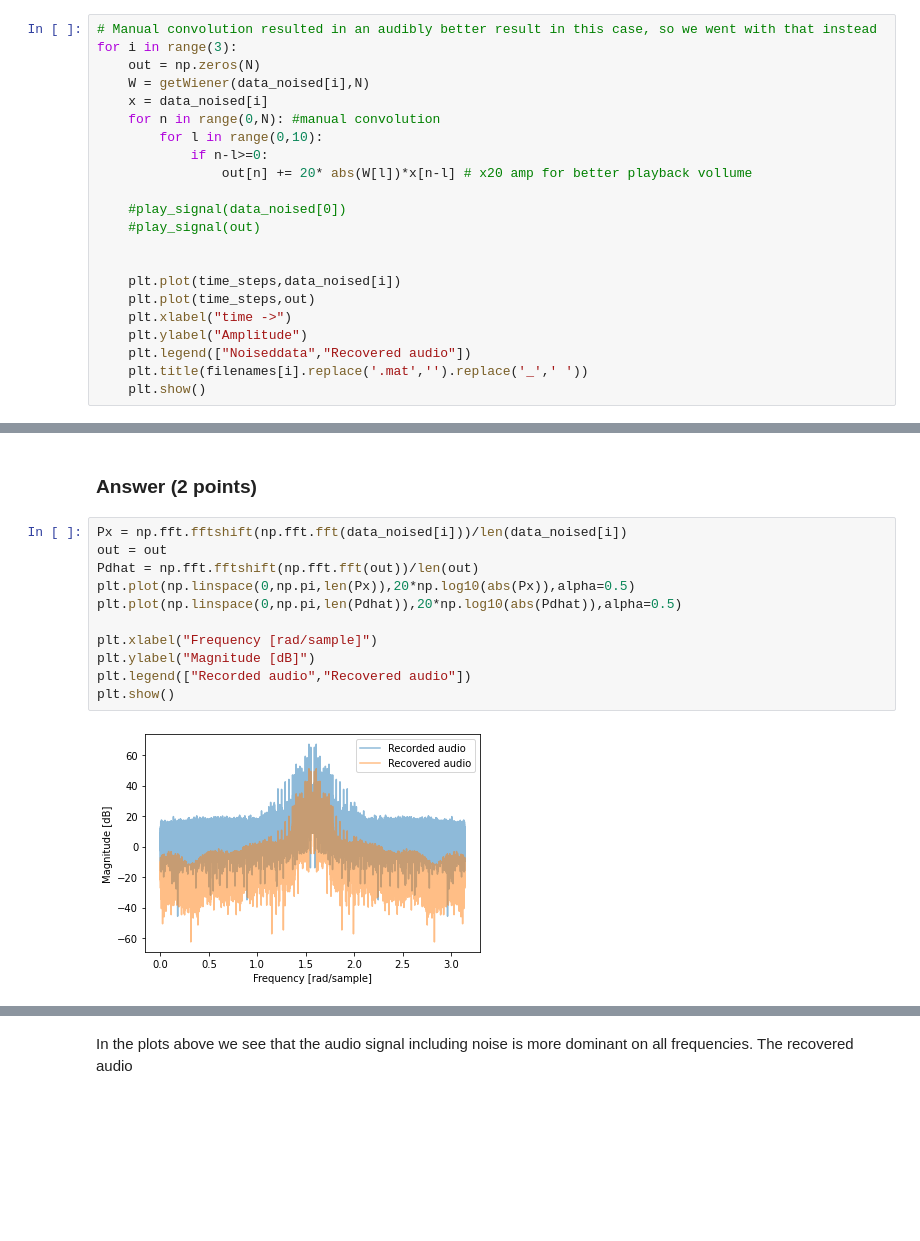
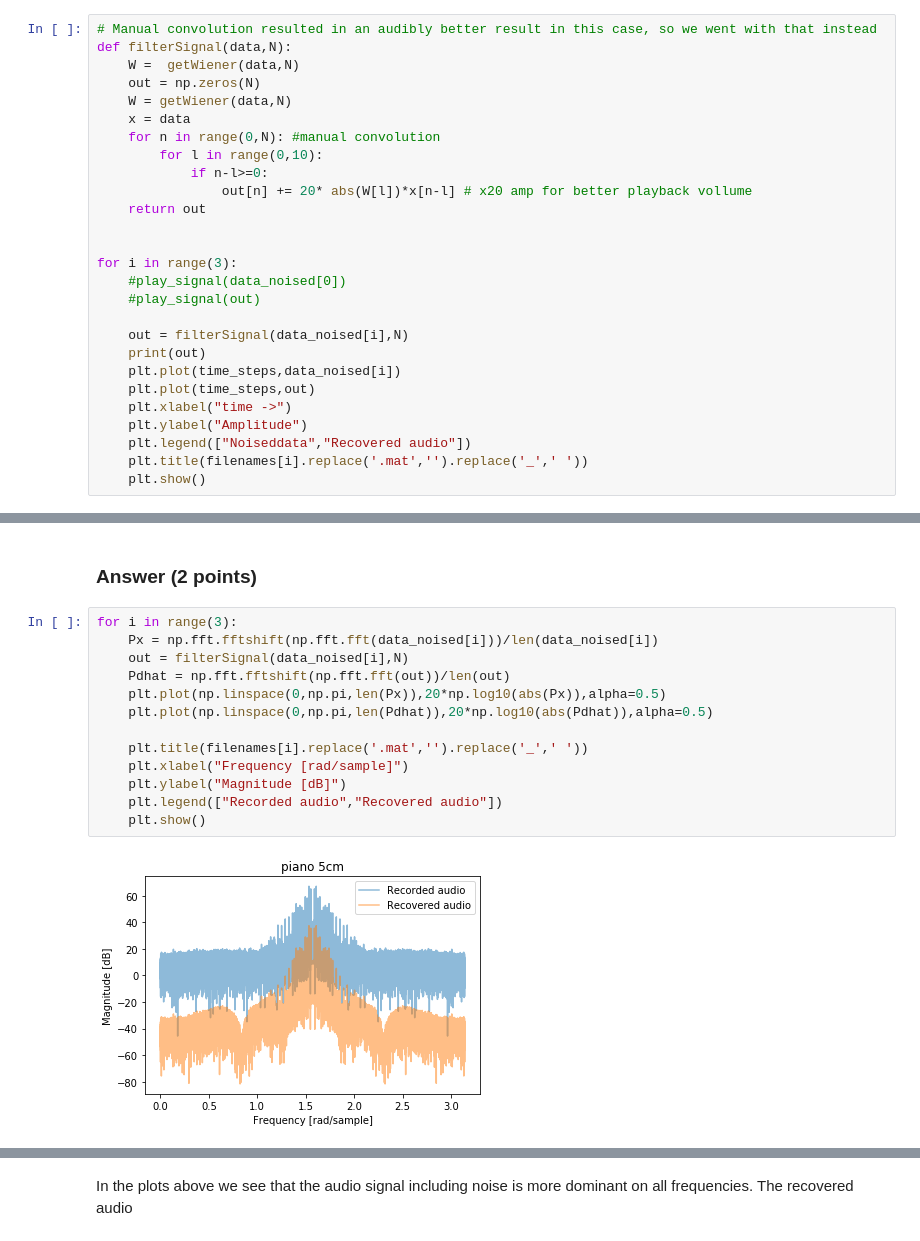
Before and after one commit to lphoogenboom/noisia, a Jupyter notebook: SC42150_PythonAssignment2_Denoising.ipynb, the cells around one changed output, grey strips where cells are left out. Saved outputs shown, nothing was run; the diff lists cells and outputs as text; blank space fills up the shorter version.

```diff
--- a/SC42150_PythonAssignment2_Denoising.ipynb
+++ b/SC42150_PythonAssignment2_Denoising.ipynb
@@ -303,19 +305,24 @@ Use the example code from this jupyter notebook (`play_signal()` function) in or
 The acchieved signals are not quite perfect. They sound muffled and the noise is still significantly present. However, we would say that the piano tone is more dominant over the noise now than it was, meaning there is some succes here.
 # %%
 # Manual convolution resulted in an audibly better result in this case, so we went with that instead
-for i in range(3):
+def filterSignal(data,N):
+    W =  getWiener(data,N)
     out = np.zeros(N)
-    W = getWiener(data_noised[i],N)
-    x = data_noised[i]
+    W = getWiener(data,N)
+    x = data
     for n in range(0,N): #manual convolution
         for l in range(0,10):
             if n-l>=0:
                 out[n] += 20* abs(W[l])*x[n-l] # x20 amp for better playback vollume
+    return out
 
+
+for i in range(3):
     #play_signal(data_noised[0])
     #play_signal(out)
 
-
+    out = filterSignal(data_noised[i],N)
+    print(out)
     plt.plot(time_steps,data_noised[i])
     plt.plot(time_steps,out)
     plt.xlabel("time ->")
@@ -336,15 +349,17 @@ Now we will attempt to understand what the Wiener filter is doing. To that end w
 # %% [markdown]
 ### Answer (2 points)
 # %%
-Px = np.fft.fftshift(np.fft.fft(data_noised[i]))/len(data_noised[i])
-out = out
-Pdhat = np.fft.fftshift(np.fft.fft(out))/len(out)
-plt.plot(np.linspace(0,np.pi,len(Px)),20*np.log10(abs(Px)),alpha=0.5)
-plt.plot(np.linspace(0,np.pi,len(Pdhat)),20*np.log10(abs(Pdhat)),alpha=0.5)
+for i in range(3):
+    Px = np.fft.fftshift(np.fft.fft(data_noised[i]))/len(data_noised[i])
+    out = filterSignal(data_noised[i],N)
+    Pdhat = np.fft.fftshift(np.fft.fft(out))/len(out)
+    plt.plot(np.linspace(0,np.pi,len(Px)),20*np.log10(abs(Px)),alpha=0.5)
+    plt.plot(np.linspace(0,np.pi,len(Pdhat)),20*np.log10(abs(Pdhat)),alpha=0.5)
 
-plt.xlabel("Frequency [rad/sample]")
-plt.ylabel("Magnitude [dB]")
-plt.legend(["Recorded audio","Recovered audio"])
-plt.show()
+    plt.title(filenames[i].replace('.mat','').replace('_',' '))
+    plt.xlabel("Frequency [rad/sample]")
+    plt.ylabel("Magnitude [dB]")
+    plt.legend(["Recorded audio","Recovered audio"])
+    plt.show()
 # %% [output]
-[figure, old version]
+[figure, new version]
```
Also changed, not shown: parts of 6 cells of this notebook.
